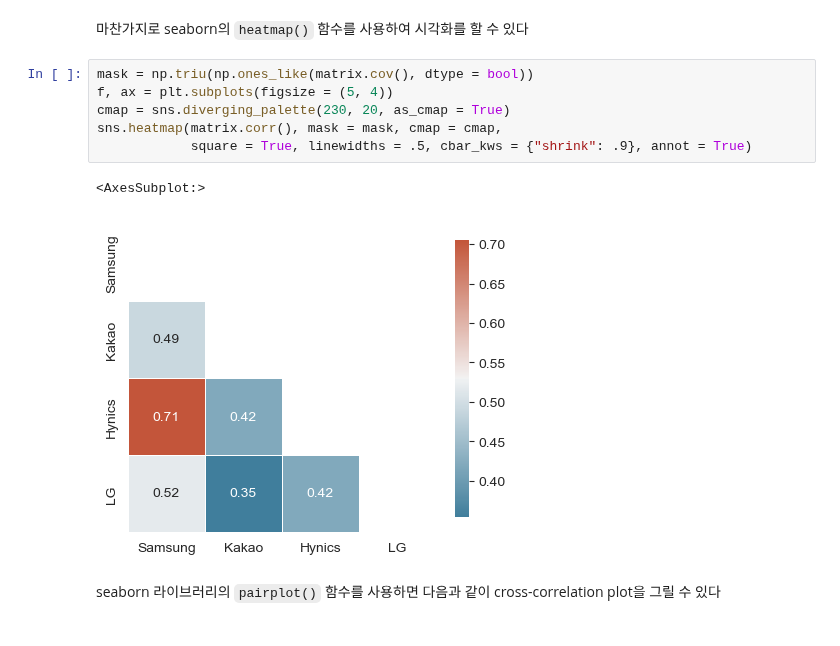
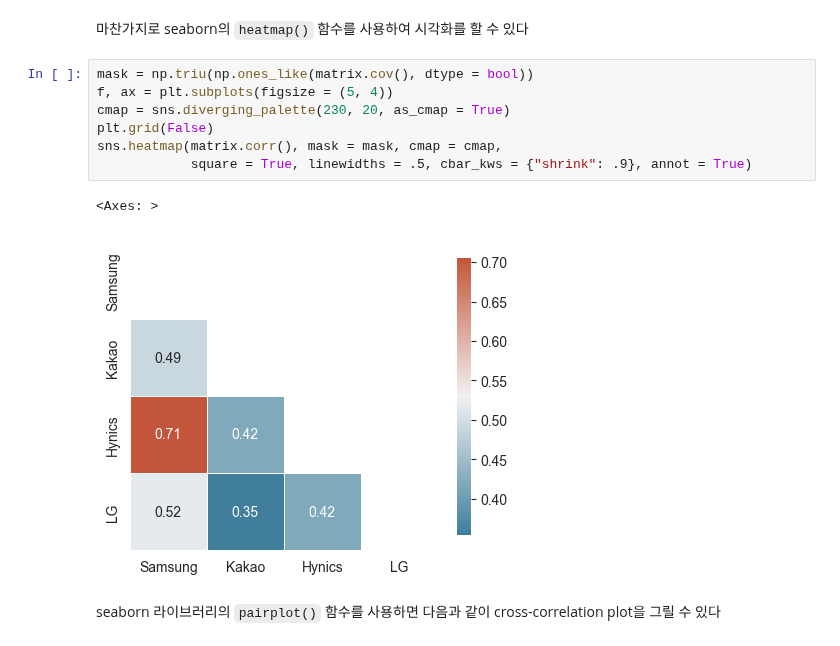
Before and after one commit to Tommylee1013/QUANTIFI, a Jupyter notebook: Week 06/Multivariate Time Series.ipynb, the cells around one changed output. Cells and saved outputs as stored; diff of their text form.

```diff
--- a/Week 06/Multivariate Time Series.ipynb
+++ b/Week 06/Multivariate Time Series.ipynb
@@ -139,12 +140,13 @@ matrix.corr()
 # %%
 mask = np.triu(np.ones_like(matrix.cov(), dtype = bool))
 f, ax = plt.subplots(figsize = (5, 4))
 cmap = sns.diverging_palette(230, 20, as_cmap = True)
+plt.grid(False)
 sns.heatmap(matrix.corr(), mask = mask, cmap = cmap,
             square = True, linewidths = .5, cbar_kws = {"shrink": .9}, annot = True)
 # %% [output]
-<AxesSubplot:>
+<Axes: >
-[figure, old version]
+[figure, new version]
 # %% [markdown]
 seaborn 라이브러리의 `pairplot()` 함수를 사용하면 다음과 같이 cross-correlation plot을 그릴 수 있다
 # %%
```
Also changed, not shown: parts of 2 cells of this notebook.
